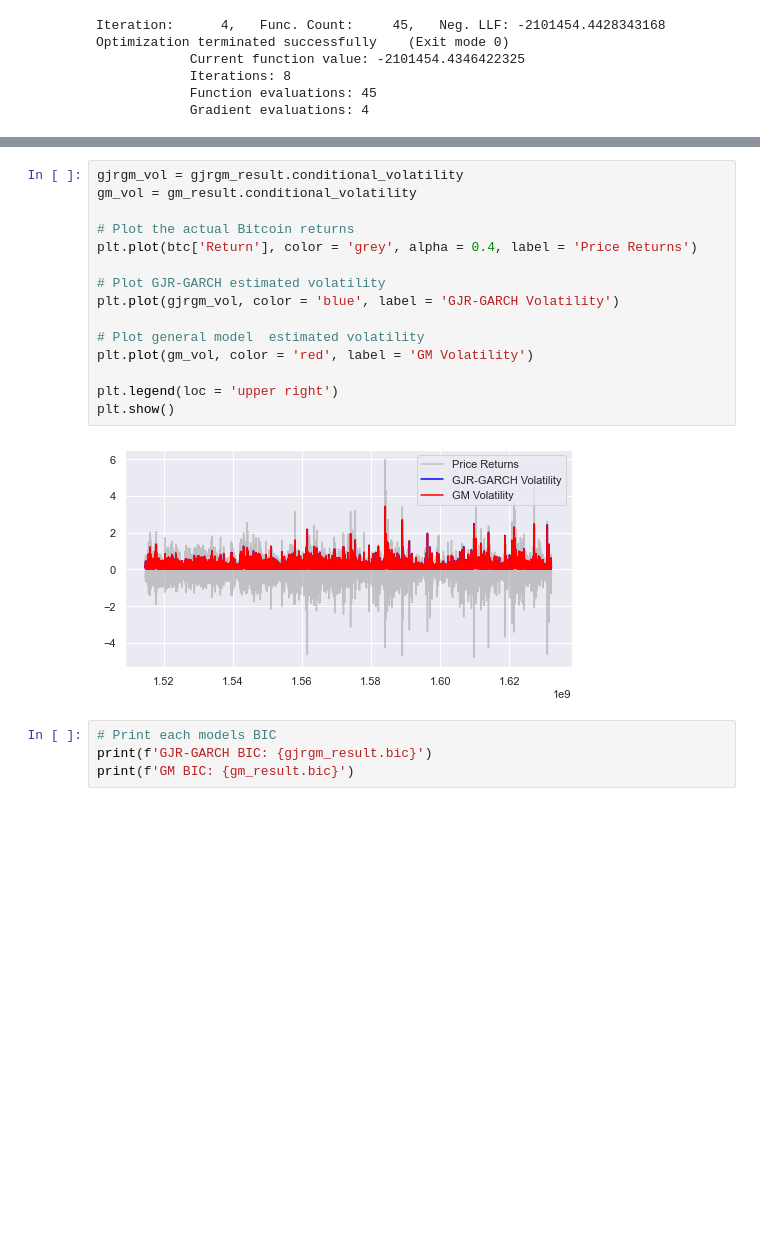
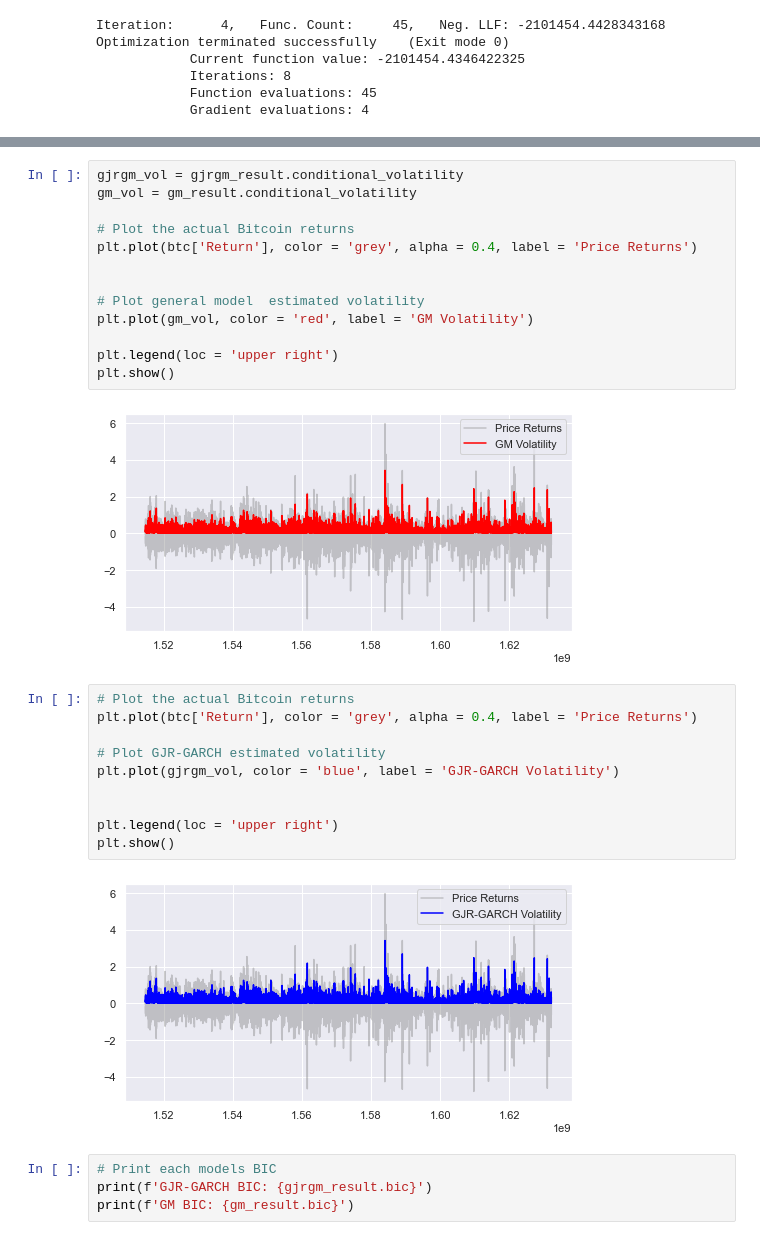
Before and after one commit to shreya-singh-tech/Cypto-Timeseries, a Jupyter notebook: All-garch.ipynb, the cells around one changed output, grey strips where cells are left out. Saved outputs shown, nothing was run; the diff lists cells and outputs as text; blank space fills up the shorter version.

```diff
--- a/All-garch.ipynb
+++ b/All-garch.ipynb
@@ -156,8 +156,6 @@ gm_vol = gm_result.conditional_volatility
 # Plot the actual Bitcoin returns
 plt.plot(btc['Return'], color = 'grey', alpha = 0.4, label = 'Price Returns')
 
-# Plot GJR-GARCH estimated volatility
-plt.plot(gjrgm_vol, color = 'blue', label = 'GJR-GARCH Volatility')
 
 # Plot general model  estimated volatility
 plt.plot(gm_vol, color = 'red', label = 'GM Volatility')
@@ -165,7 +163,19 @@ plt.plot(gm_vol, color = 'red', label = 'GM Volatility')
 plt.legend(loc = 'upper right')
 plt.show()
 # %% [output]
-[figure, old version]
+[figure, new version]
+# %%
+# Plot the actual Bitcoin returns
+plt.plot(btc['Return'], color = 'grey', alpha = 0.4, label = 'Price Returns')
+
+# Plot GJR-GARCH estimated volatility
+plt.plot(gjrgm_vol, color = 'blue', label = 'GJR-GARCH Volatility')
+
+
+plt.legend(loc = 'upper right')
+plt.show()
+# %% [output]
+[figure, added]
 # %%
 # Print each models BIC
 print(f'GJR-GARCH BIC: {gjrgm_result.bic}')
```
Also changed, not shown: parts of 7 cells of this notebook, 6 other files.
